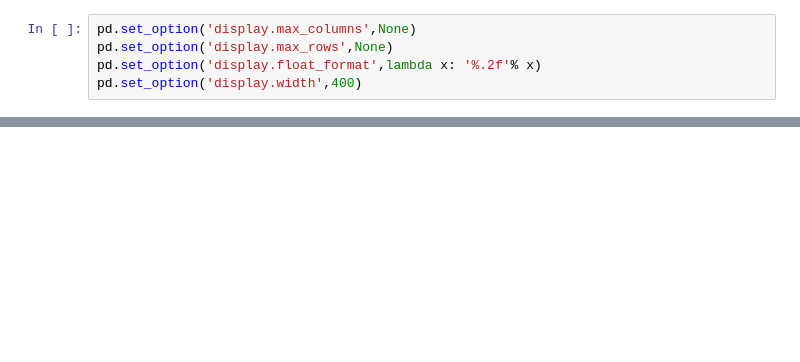
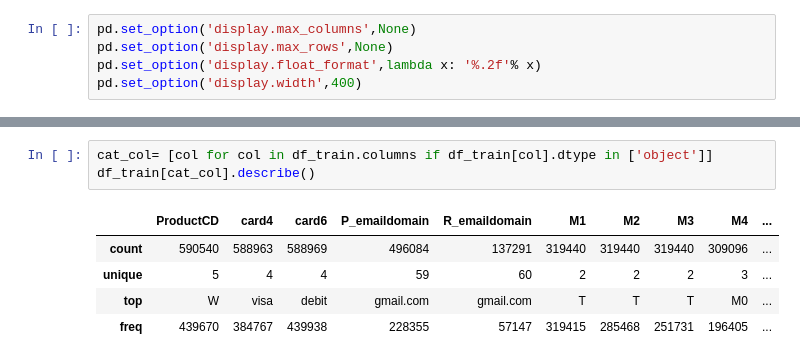
Before and after one commit to RotichG/Fraud-Detection, a Jupyter notebook: final_project.ipynb, the cells around one changed output, grey strips where cells are left out. Drawn from its saved outputs; the diff is of its cells as text; blank space fills up the shorter version.

```diff
--- a/final_project.ipynb
+++ b/final_project.ipynb
@@ -30,0 +156,9 @@ pd.set_option('display.width',400)
+# %%
+cat_col= [col for col in df_train.columns if df_train[col].dtype in ['object']]
+df_train[cat_col].describe()
+# %% [output]
+|  | ProductCD | card4 | card6 | P_emaildomain | R_emaildomain | M1 | M2 | M3 | M4 | ... |
+| count | 590540 | 588963 | 588969 | 496084 | 137291 | 319440 | 319440 | 319440 | 309096 | ... |
+| unique | 5 | 4 | 4 | 59 | 60 | 2 | 2 | 2 | 3 | ... |
+| top | W | visa | debit | gmail.com | gmail.com | T | T | T | M0 | ... |
+| freq | 439670 | 384767 | 439938 | 228355 | 57147 | 319415 | 285468 | 251731 | 196405 | ... |
```
Also changed, not shown: parts of 28 cells of this notebook.
